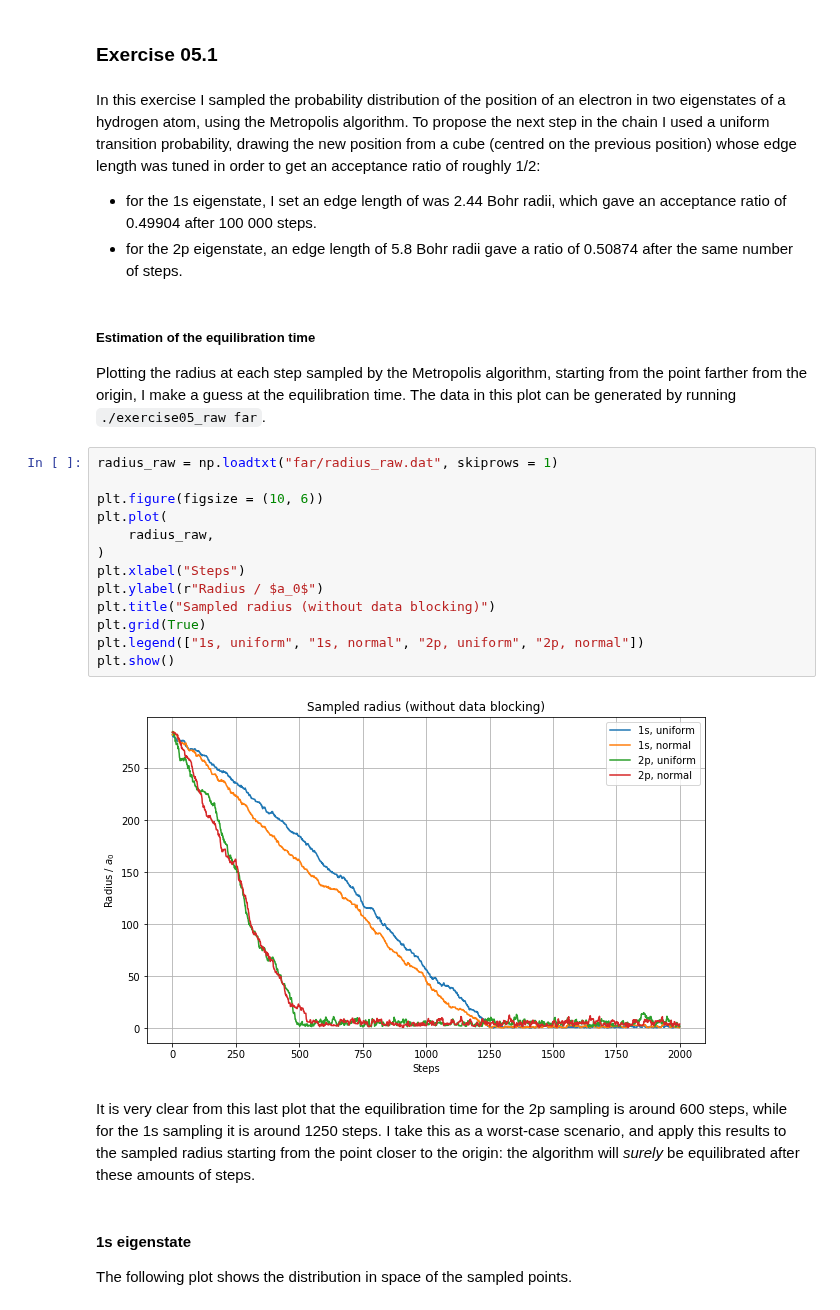
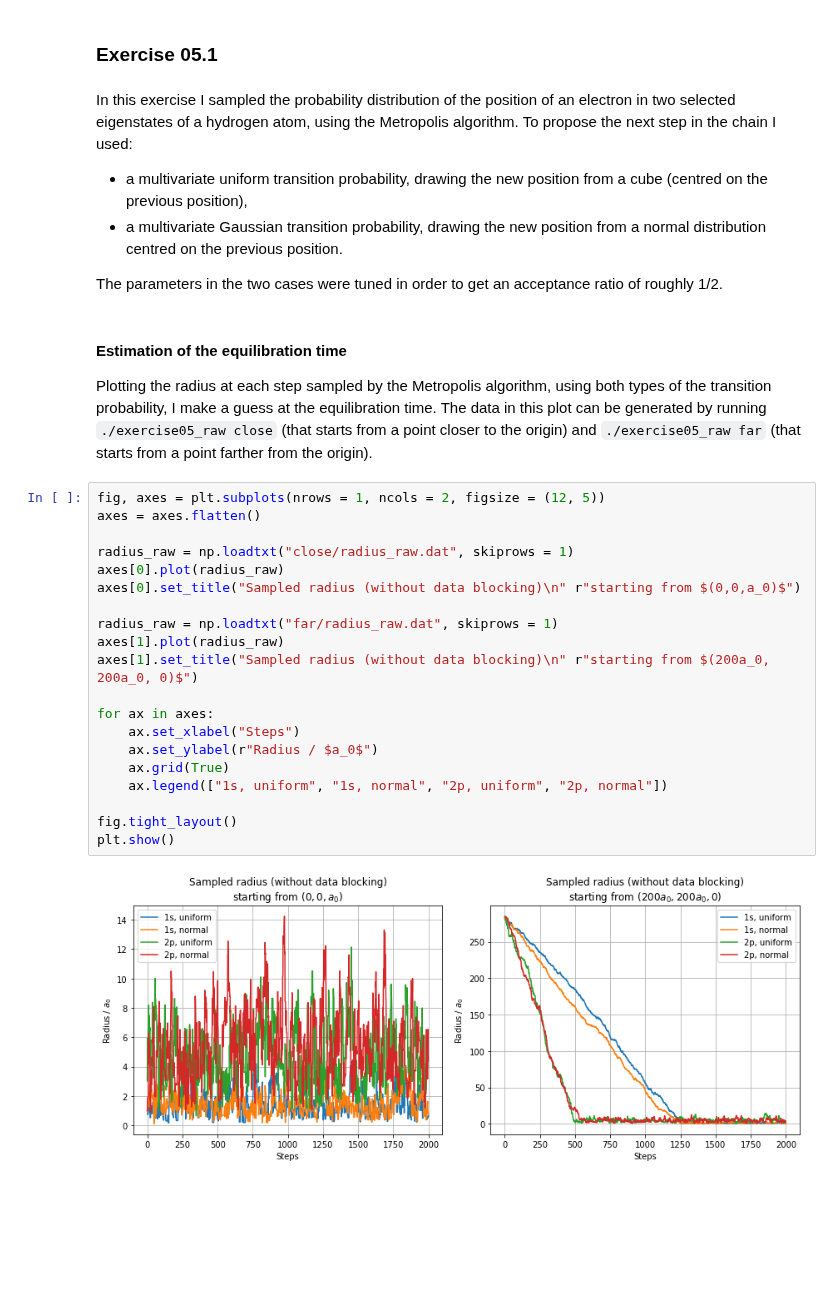
Before and after one commit to phaerrax/lab-simulazione-numerica, a Jupyter notebook: exercise05/exercise05.ipynb, the cells around one changed output. Drawn from its saved outputs; the diff is of its cells as text; blank space fills up the shorter version.

```diff
--- a/exercise05/exercise05.ipynb
+++ b/exercise05/exercise05.ipynb
@@ -10,32 +10,36 @@ from mpl_toolkits.mplot3d import Axes3D
 # %% [markdown]
 ### Exercise 05.1
 # %% [markdown]
-In this exercise I sampled the probability distribution of the position of an electron in two eigenstates of a hydrogen atom, using the Metropolis algorithm.
-To propose the next step in the chain I used a uniform transition probability, drawing the new position from a cube (centred on the previous position) whose edge length was tuned in order to get an acceptance ratio of roughly 1/2:
-* for the 1s eigenstate, I set an edge length of was 2.44 Bohr radii, which gave an acceptance ratio of 0.49904 after 100 000 steps.
-* for the 2p eigenstate, an edge length of 5.8 Bohr radii gave a ratio of 0.50874 after the same number of steps.
+In this exercise I sampled the probability distribution of the position of an electron in two selected eigenstates of a hydrogen atom, using the Metropolis algorithm.
+To propose the next step in the chain I used:
+
+- a multivariate uniform transition probability, drawing the new position from a cube (centred on the previous position),
+- a multivariate Gaussian transition probability, drawing the new position from a normal distribution centred on the previous position.
+
+The parameters in the two cases were tuned in order to get an acceptance ratio of roughly 1/2.
 # %% [markdown]
-##### Estimation of the equilibration time
-Plotting the radius at each step sampled by the Metropolis algorithm, starting from the point farther from the origin, I make a guess at the equilibration time.
-The data in this plot can be generated by running `./exercise05_raw far`.
+#### Estimation of the equilibration time
+Plotting the radius at each step sampled by the Metropolis algorithm, using both types of the transition probability, I make a guess at the equilibration time.
+The data in this plot can be generated by running `./exercise05_raw close` (that starts from a point closer to the origin) and `./exercise05_raw far` (that starts from a point farther from the origin).
-# %%
-radius_raw = np.loadtxt("far/radius_raw.dat", skiprows = 1)
-
-plt.figure(figsize = (10, 6))
-plt.plot(
-    radius_raw,
-)
-plt.xlabel("Steps")
-plt.ylabel(r"Radius / $a_0$")
-plt.title("Sampled radius (without data blocking)")
-plt.grid(True)
-plt.legend(["1s, uniform", "1s, normal", "2p, uniform", "2p, normal"])
-plt.show()
-# %% [output]
-[figure, removed]
-# %% [markdown]
-It is very clear from this last plot that the equilibration time for the 2p sampling is around 600 steps, while for the 1s sampling it is around 1250 steps.
-I take this as a worst-case scenario, and apply this results to the sampled radius starting from the point closer to the origin: the algorithm will *surely* be equilibrated after these amounts of steps.
-# %% [markdown]
-#### 1s eigenstate
-The following plot shows the distribution in space of the sampled points.
+# %%
+fig, axes = plt.subplots(nrows = 1, ncols = 2, figsize = (12, 5))
+axes = axes.flatten()
+
+radius_raw = np.loadtxt("close/radius_raw.dat", skiprows = 1)
+axes[0].plot(radius_raw)
+axes[0].set_title("Sampled radius (without data blocking)\n" r"starting from $(0,0,a_0)$")
+
+radius_raw = np.loadtxt("far/radius_raw.dat", skiprows = 1)
+axes[1].plot(radius_raw)
+axes[1].set_title("Sampled radius (without data blocking)\n" r"starting from $(200a_0, 200a_0, 0)$")
+
+for ax in axes:
+    ax.set_xlabel("Steps")
+    ax.set_ylabel(r"Radius / $a_0$")
+    ax.grid(True)
+    ax.legend(["1s, uniform", "1s, normal", "2p, uniform", "2p, normal"])
+
+fig.tight_layout()
+plt.show()
+# %% [output]
+[figure, added]
```
Also changed, not shown: parts of 12 cells of this notebook, 12 other files.
